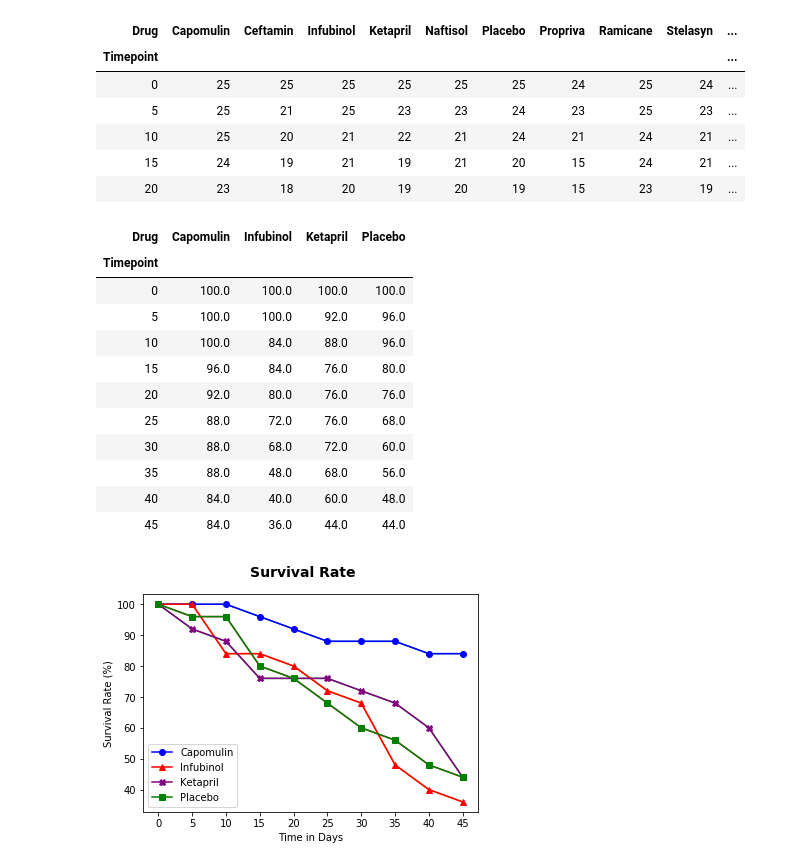
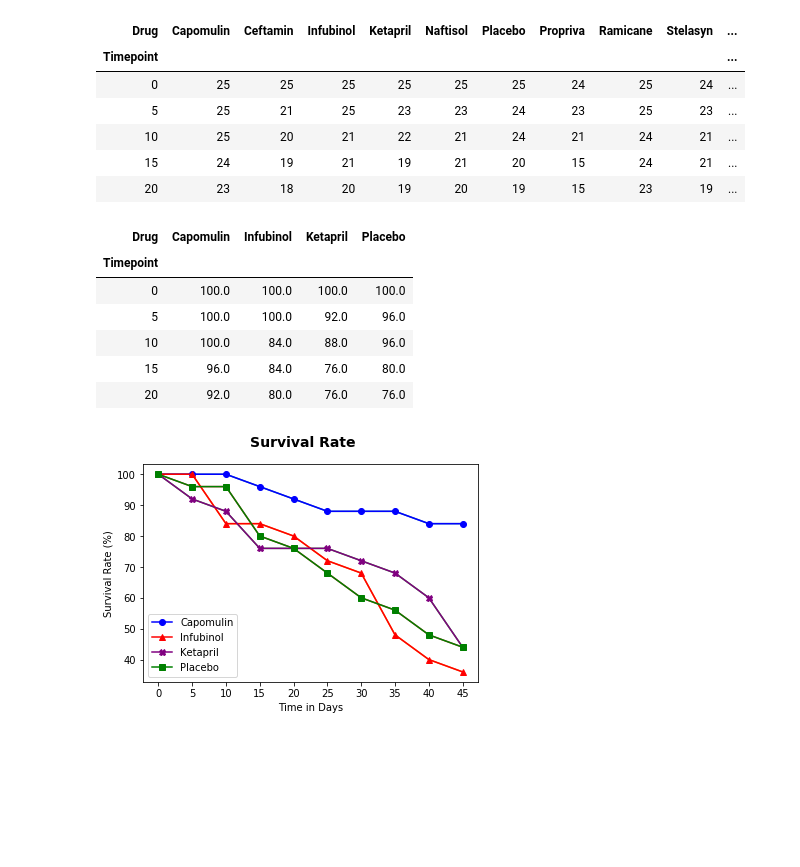
Before and after one commit to DutchDS/Matplotlib-Challenge, a Jupyter notebook: Pymaceuticals/pymaceuticals_challenge.ipynb, the cells around one changed output. Cells and saved outputs as stored; diff of their text form; code cells hidden in the pictures; blank space fills up the shorter version.

Commit message:
Fixed Error in determining percentages per drug

```diff
--- a/Pymaceuticals/pymaceuticals_challenge.ipynb
+++ b/Pymaceuticals/pymaceuticals_challenge.ipynb
@@ -256,38 +254,25 @@ mouse_survival_pivot.head()
 | 20 | 23 | 18 | 20 | 19 | 20 | 19 | 15 | 23 | 19 | ... |
 # %%
 # Generate the Plot (Accounting for percentages)
-
 total_capomulin_mice = mouse_survival_pivot["Capomulin"].max()
 total_Infubinol_mice = mouse_survival_pivot["Infubinol"].max()
 total_Ketapril_mice = mouse_survival_pivot["Ketapril"].max()
 total_Placebo_mice = mouse_survival_pivot["Placebo"].max()
 
-aukje_new = pd.DataFrame(mouse_survival_pivot[["Capomulin","Infubinol","Ketapril","Placebo"]])
-aukje_new["Capomulin"] = mouse_survival_pivot["Capomulin"]/total_capomulin_mice*100
-aukje_new["Infubinol"] = mouse_survival_pivot["Infubinol"]/total_Infubinol_mice*100
-aukje_new["Ketapril"] = mouse_survival_pivot["Ketapril"]/total_Ketapril_mice*100
-aukje_new["Placebo"] = mouse_survival_pivot["Placebo"]/total_Placebo_mice*100
-aukje_new
-# mouse_survival_new["Survival Pct"] = mouse_survival["Mouse Count"]/total_capomulin_mice*100
-# mouse_survival_new.drop(mouse_survival_new.columns[[2]], axis=1, inplace=True)
-# mouse_survival_new.head(100)
-
-# mouse_survival_pivot_pc = pd.DataFrame(mouse_survival_new.pivot_table("Survival Pct", "Timepoint","Drug"))
-# mouse_survival_pivot_pc_small = mouse_survival_pivot_pc[["Capomulin","Infubinol","Ketapril","Placebo"]]
-# mouse_survival_pivot_pc_small.head()
+mouse_survival_pivot_pc_small = pd.DataFrame(mouse_survival_pivot[["Capomulin","Infubinol","Ketapril","Placebo"]])
+mouse_survival_pivot_pc_small["Capomulin"] = mouse_survival_pivot["Capomulin"]/total_capomulin_mice*100
+mouse_survival_pivot_pc_small["Infubinol"] = mouse_survival_pivot["Infubinol"]/total_Infubinol_mice*100
+mouse_survival_pivot_pc_small["Ketapril"] = mouse_survival_pivot["Ketapril"]/total_Ketapril_mice*100
+mouse_survival_pivot_pc_small["Placebo"] = mouse_survival_pivot["Placebo"]/total_Placebo_mice*100
+mouse_survival_pivot_pc_small.head()
 # %% [output]
 | Drug | Capomulin | Infubinol | Ketapril | Placebo |
 | Timepoint |  |  |  |  |
 | 0 | 100.0 | 100.0 | 100.0 | 100.0 |
 | 5 | 100.0 | 100.0 | 92.0 | 96.0 |
 | 10 | 100.0 | 84.0 | 88.0 | 96.0 |
 | 15 | 96.0 | 84.0 | 76.0 | 80.0 |
 | 20 | 92.0 | 80.0 | 76.0 | 76.0 |
-| 25 | 88.0 | 72.0 | 76.0 | 68.0 |
-| 30 | 88.0 | 68.0 | 72.0 | 60.0 |
-| 35 | 88.0 | 48.0 | 68.0 | 56.0 |
-| 40 | 84.0 | 40.0 | 60.0 | 48.0 |
-| 45 | 84.0 | 36.0 | 44.0 | 44.0 |
 # %%
 x_axis = np.arange(len(mouse_survival_pivot_pc_small))
 x_axis
```
Also changed, not shown: parts of 4 cells of this notebook.
